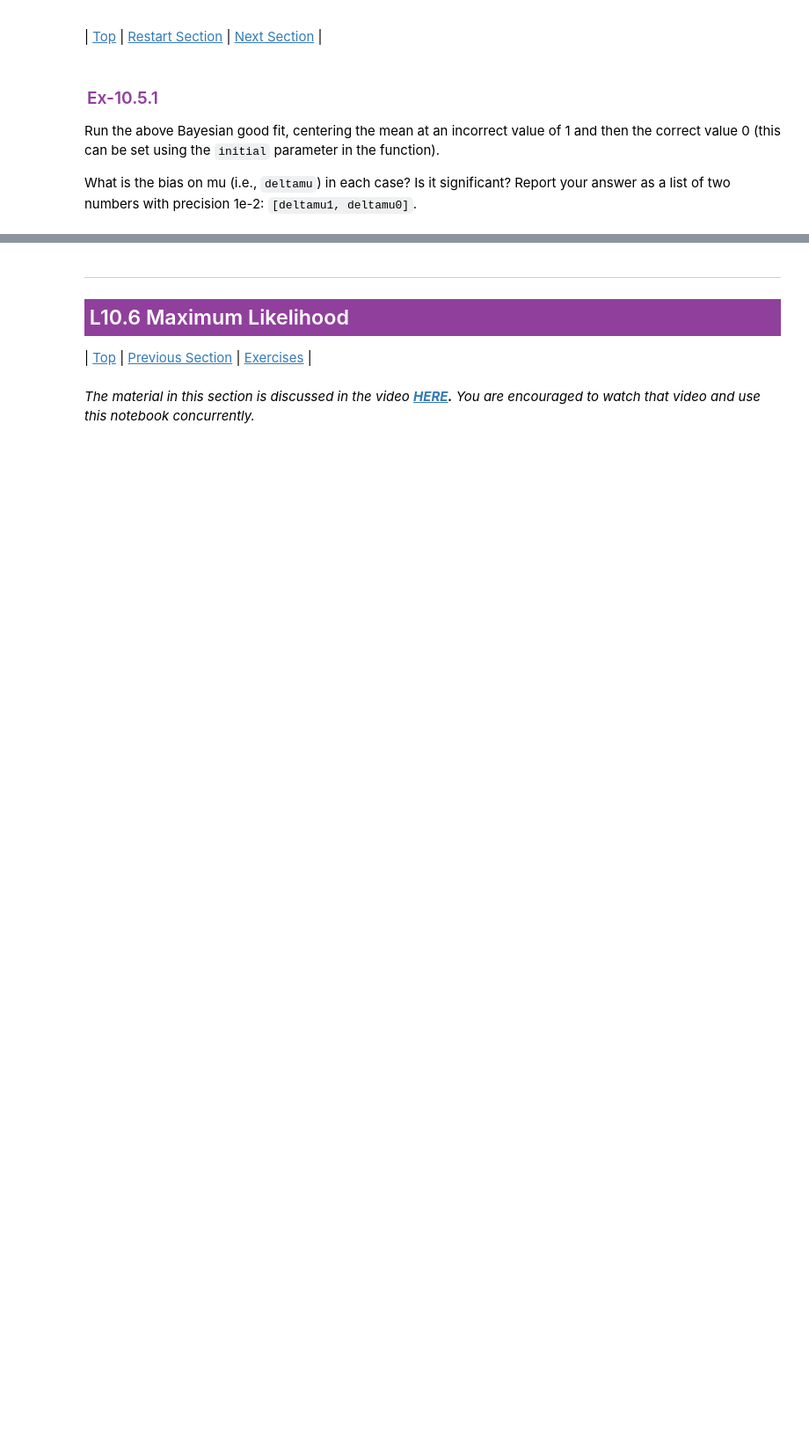
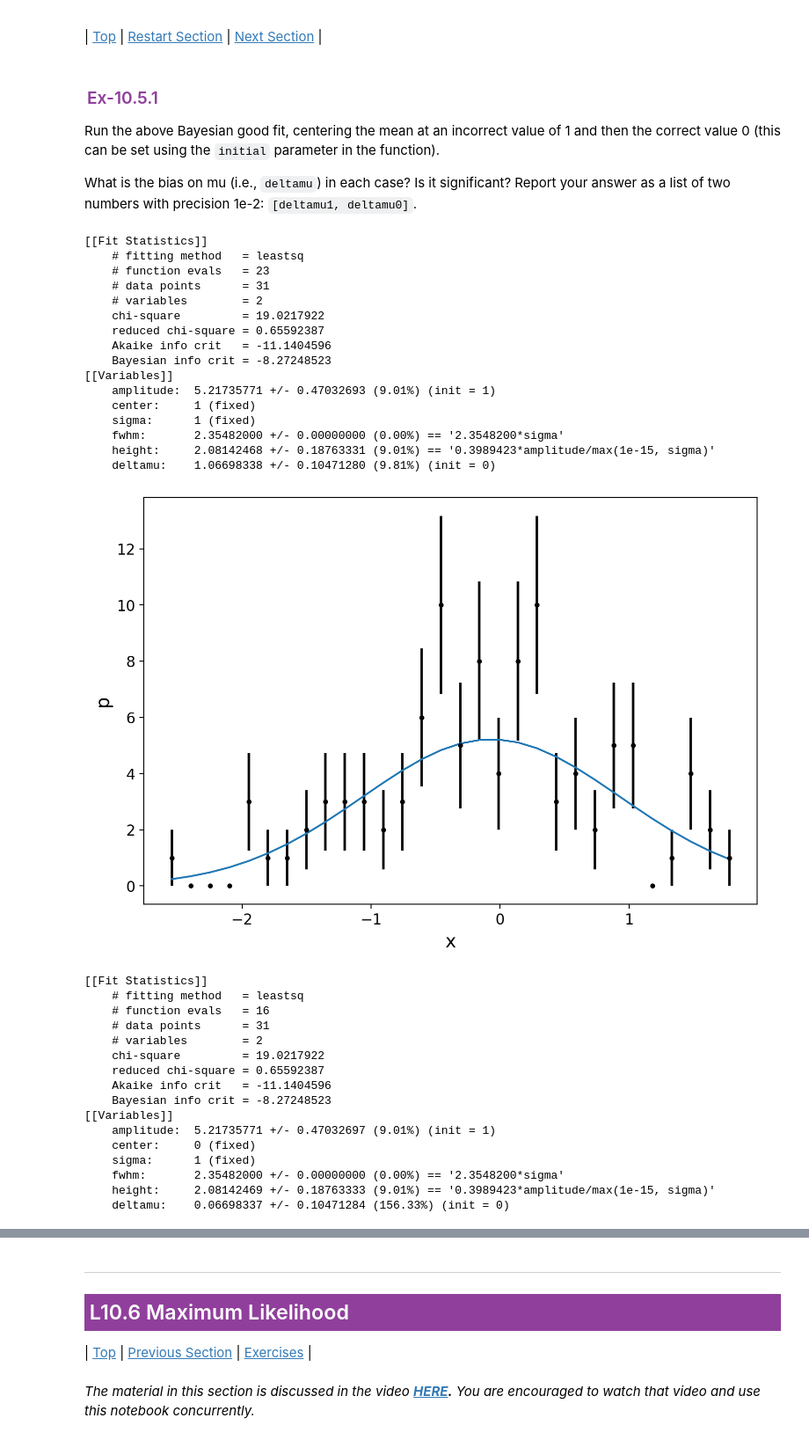
Before and after one commit to a-eghrari/nb_LEARNER, a Jupyter notebook: 8S50x_L10.ipynb, the cells around one changed output, grey strips where cells are left out. Shown at 88% size. Drawn from its saved outputs; the diff is of its cells as text; code cells hidden in the pictures; blank space fills up the shorter version.

```diff
--- a/8S50x_L10.ipynb
+++ b/8S50x_L10.ipynb
@@ -1039,7 +1140,42 @@ What is the bias on mu (i.e., `deltamu`) in each case? Is it significant? Report
 # %%
 #>>>EXERCISE: L10.5.1
 # Use this cell for drafting your solution (if desired),
 # then enter your solution in the interactive problem online to be graded.
 
 np.random.seed(42)
-#YOUR CODE HERE
+bayesianGood(binscenters,count,weight, initial=1)
+bayesianGood(binscenters,count,weight, initial=0)
+# %% [output]
+[[Fit Statistics]]
+    # fitting method   = leastsq
+    # function evals   = 23
+    # data points      = 31
+    # variables        = 2
+    chi-square         = 19.0217922
+    reduced chi-square = 0.65592387
+    Akaike info crit   = -11.1404596
+    Bayesian info crit = -8.27248523
+[[Variables]]
+    amplitude:  5.21735771 +/- 0.47032693 (9.01%) (init = 1)
+    center:     1 (fixed)
+    sigma:      1 (fixed)
+    fwhm:       2.35482000 +/- 0.00000000 (0.00%) == '2.3548200*sigma'
+    height:     2.08142468 +/- 0.18763331 (9.01%) == '0.3989423*amplitude/max(1e-15, sigma)'
+    deltamu:    1.06698338 +/- 0.10471280 (9.81%) (init = 0)
+[figure, added]
+[[Fit Statistics]]
+    # fitting method   = leastsq
+    # function evals   = 16
+    # data points      = 31
+    # variables        = 2
+    chi-square         = 19.0217922
+    reduced chi-square = 0.65592387
+    Akaike info crit   = -11.1404596
+    Bayesian info crit = -8.27248523
+[[Variables]]
+    amplitude:  5.21735771 +/- 0.47032697 (9.01%) (init = 1)
+    center:     0 (fixed)
+    sigma:      1 (fixed)
+    fwhm:       2.35482000 +/- 0.00000000 (0.00%) == '2.3548200*sigma'
+    height:     2.08142469 +/- 0.18763333 (9.01%) == '0.3989423*amplitude/max(1e-15, sigma)'
+    deltamu:    0.06698337 +/- 0.10471284 (156.33%) (init = 0)
```
Also changed, not shown: parts of 20 cells of this notebook.
